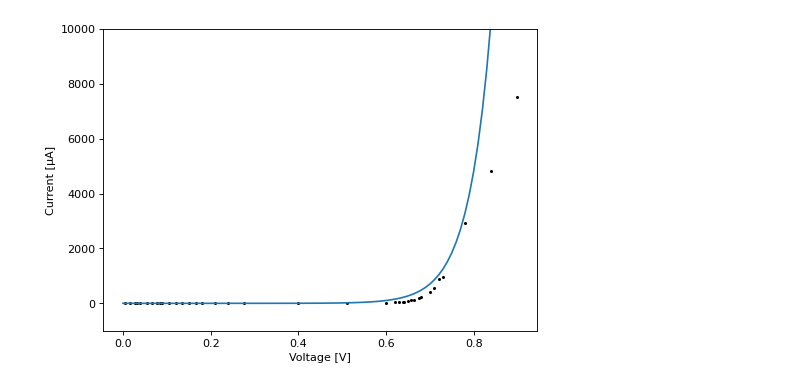
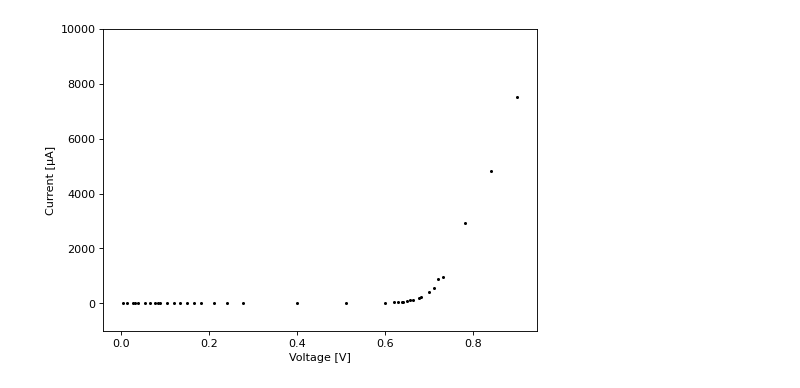
Before and after one commit to massanf/3Sexperiment, a Jupyter notebook: A1/graph/A1_pn.ipynb, the cells around one changed output. Drawn from its saved outputs; the diff is of its cells as text; code cells hidden in the pictures.

```diff
--- a/A1/graph/A1_pn.ipynb
+++ b/A1/graph/A1_pn.ipynb
@@ -5,36 +5,34 @@ import math
 
 plt.figure(figsize=(7, 5), dpi=80)
 
 with open("data_pn_a_normal.csv") as f:
     rawdata = f.readlines()
 
 th_v = [i/100 for i in range (0, 90)]
 v_t = 0.026
 i_s = 0.001
 th_i = [i_s * (np.exp(i/(2*v_t)) - 1) for i in th_v]
 
 v = []
 i = []
 v_ir = []
 
 for k in range (1, len(rawdata)):
     v.append(float(rawdata[k].split(",")[0]))
     i.append(float(rawdata[k].split(",")[1]))
     v_ir.append(float(rawdata[k].split(",")[3]))
 
 i_corrected = []
 for k in range (0, len(v)):
     i_corrected.append((i[k]*(10**-6)-(v[k]/(v_ir[k]*1000)))*(10**6))
 
 plt.scatter(v,i_corrected, s=3, c="black")
-plt.plot(th_v,th_i)
+
+#plt.plot(th_v,th_i)
 plt.xlabel("Voltage [V]")
 plt.ylabel("Current [μA]")
 plt.ylim(-1000,10000)
 #plt.yscale("log")
-plt.savefig("figures/data_pn_a_normal")
-
-#for k in range (0, len(v)):
-#    i_corrected.append(np.log((i[k]*(10**-6)-(v[k]/(v_ir[k]*1000)))*(10**6)+3))
+plt.savefig("figures/data_pn_a_normal.png")
 # %% [output]
-[figure, old version]
+[figure, new version]
```
Also changed, not shown: parts of 2 cells of this notebook, 1 other file.
